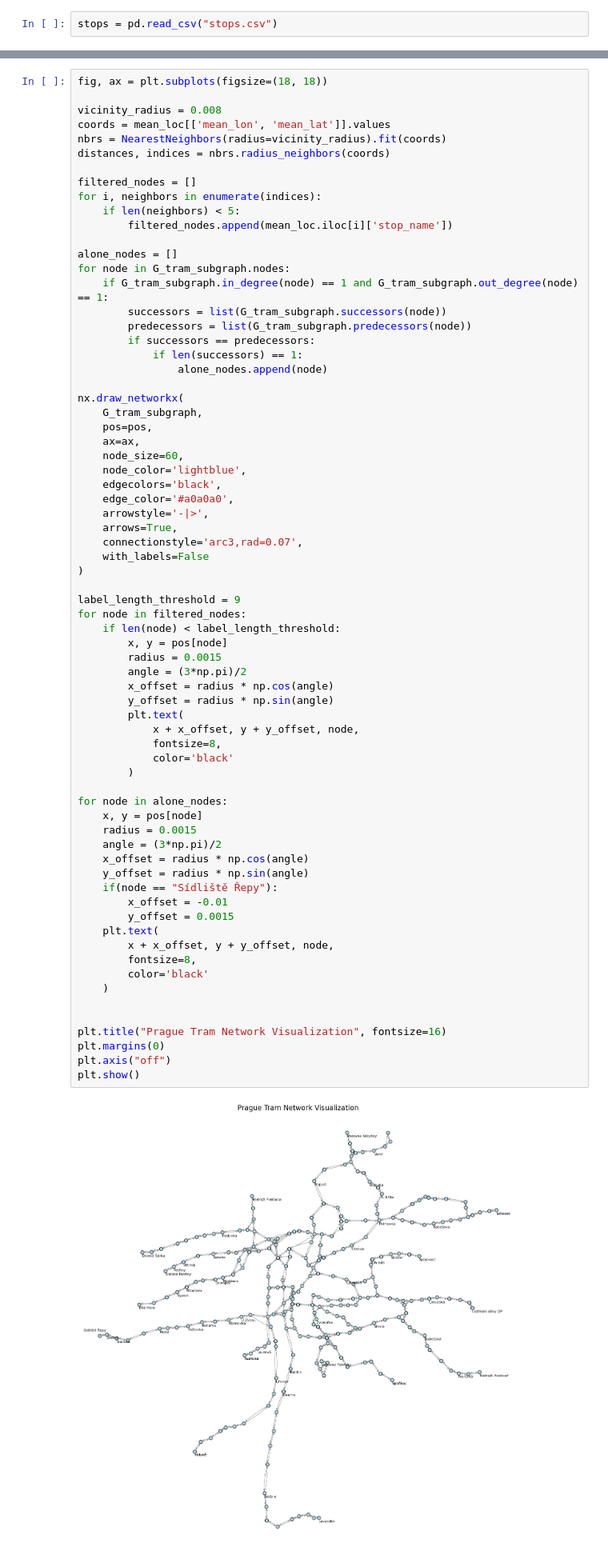
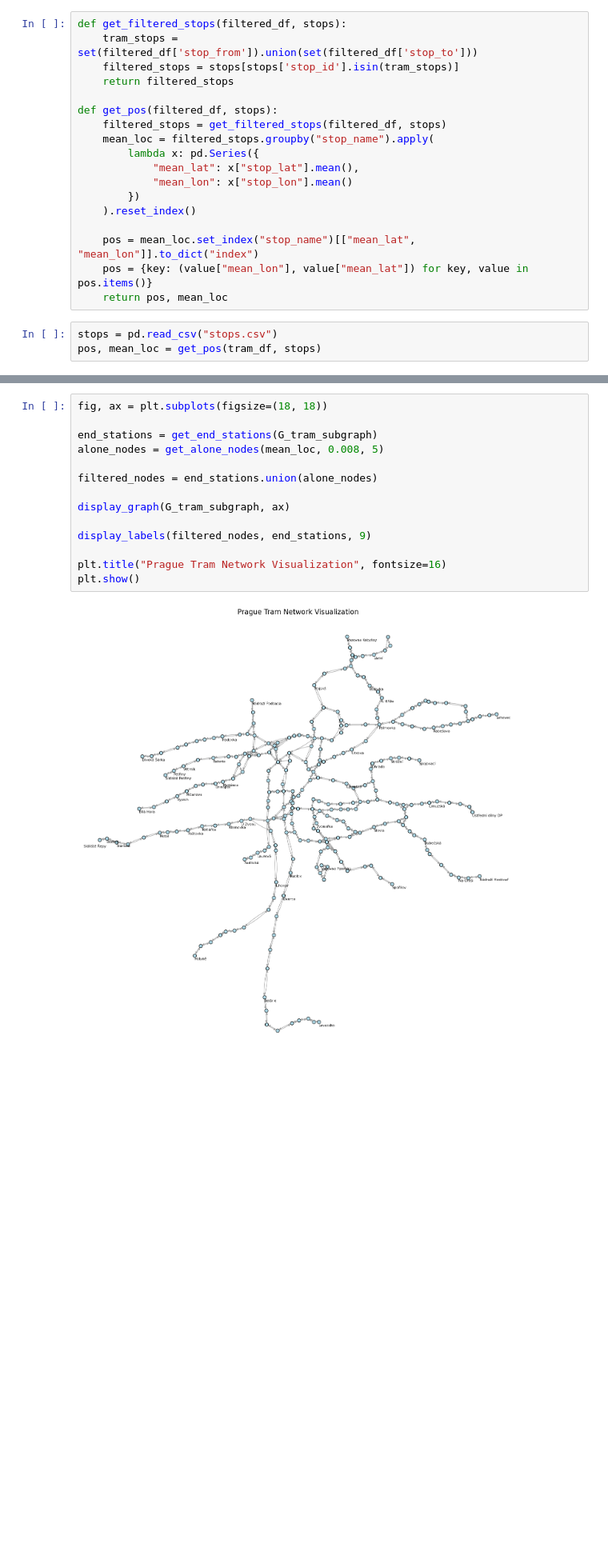
Before and after one commit to andyska09/Data-Visualisation, a Jupyter notebook: 02/solution02.ipynb, the cells around one changed output, grey strips where cells are left out. Shown at 80% size. Drawn from its saved outputs; the diff is of its cells as text; blank space fills up the shorter version.

```diff
--- a/02/solution02.ipynb
+++ b/02/solution02.ipynb
@@ -115,5 +101,24 @@ def initialize_graph(df):
 # %%
 tram_df = pid[pid["route_type"] == 0]
 G_tram_subgraph = initialize_graph(tram_df)
+# %%
+def get_filtered_stops(filtered_df, stops):
+    tram_stops = set(filtered_df['stop_from']).union(set(filtered_df['stop_to']))
+    filtered_stops = stops[stops['stop_id'].isin(tram_stops)]
+    return filtered_stops
+
+def get_pos(filtered_df, stops):
+    filtered_stops = get_filtered_stops(filtered_df, stops)
+    mean_loc = filtered_stops.groupby("stop_name").apply(
+        lambda x: pd.Series({
+            "mean_lat": x["stop_lat"].mean(),
+            "mean_lon": x["stop_lon"].mean()
+        })
+    ).reset_index()
+
+    pos = mean_loc.set_index("stop_name")[["mean_lat", "mean_lon"]].to_dict("index")
+    pos = {key: (value["mean_lon"], value["mean_lat"]) for key, value in pos.items()}
+    return pos, mean_loc
 # %%
 stops = pd.read_csv("stops.csv")
+pos, mean_loc = get_pos(tram_df, stops)
@@ -134,72 +189,16 @@ pos = {key: (value["mean_lon"], value["mean_lat"]) for key, value in pos.items()
 # %%
 fig, ax = plt.subplots(figsize=(18, 18))
 
-vicinity_radius = 0.008
-coords = mean_loc[['mean_lon', 'mean_lat']].values
-nbrs = NearestNeighbors(radius=vicinity_radius).fit(coords)
-distances, indices = nbrs.radius_neighbors(coords)
+end_stations = get_end_stations(G_tram_subgraph)
+alone_nodes = get_alone_nodes(mean_loc, 0.008, 5)
 
-filtered_nodes = []
-for i, neighbors in enumerate(indices):
-    if len(neighbors) < 5:
-        filtered_nodes.append(mean_loc.iloc[i]['stop_name'])
+filtered_nodes = end_stations.union(alone_nodes)
 
-alone_nodes = []
-for node in G_tram_subgraph.nodes:
-    if G_tram_subgraph.in_degree(node) == 1 and G_tram_subgraph.out_degree(node) == 1:
-        successors = list(G_tram_subgraph.successors(node))
-        predecessors = list(G_tram_subgraph.predecessors(node))
-        if successors == predecessors:
-            if len(successors) == 1:
-                alone_nodes.append(node)
+display_graph(G_tram_subgraph, ax)
 
-nx.draw_networkx(
-    G_tram_subgraph,
-    pos=pos,
-    ax=ax,
-    node_size=60,
-    node_color='lightblue',
-    edgecolors='black',
-    edge_color='#a0a0a0',
-    arrowstyle='-|>',
-    arrows=True,
-    connectionstyle='arc3,rad=0.07',
-    with_labels=False
-)
-
-label_length_threshold = 9
-for node in filtered_nodes:
-    if len(node) < label_length_threshold:
-        x, y = pos[node]
-        radius = 0.0015
-        angle = (3*np.pi)/2
-        x_offset = radius * np.cos(angle)
-        y_offset = radius * np.sin(angle)
-        plt.text(
-            x + x_offset, y + y_offset, node,
-            fontsize=8,
-            color='black'
-        )
-
-for node in alone_nodes:
-    x, y = pos[node]
-    radius = 0.0015
-    angle = (3*np.pi)/2
-    x_offset = radius * np.cos(angle)
-    y_offset = radius * np.sin(angle)
-    if(node == "Sídliště Řepy"):
-        x_offset = -0.01
-        y_offset = 0.0015
-    plt.text(
-        x + x_offset, y + y_offset, node,
-        fontsize=8,
-        color='black'
-    )
-
+display_labels(filtered_nodes, end_stations, 9)
 
 plt.title("Prague Tram Network Visualization", fontsize=16)
-plt.margins(0)
-plt.axis("off")
 plt.show()
 # %% [output]
-[figure, old version]
+[figure, new version]
```
Also changed, not shown: parts of 39 cells of this notebook.
